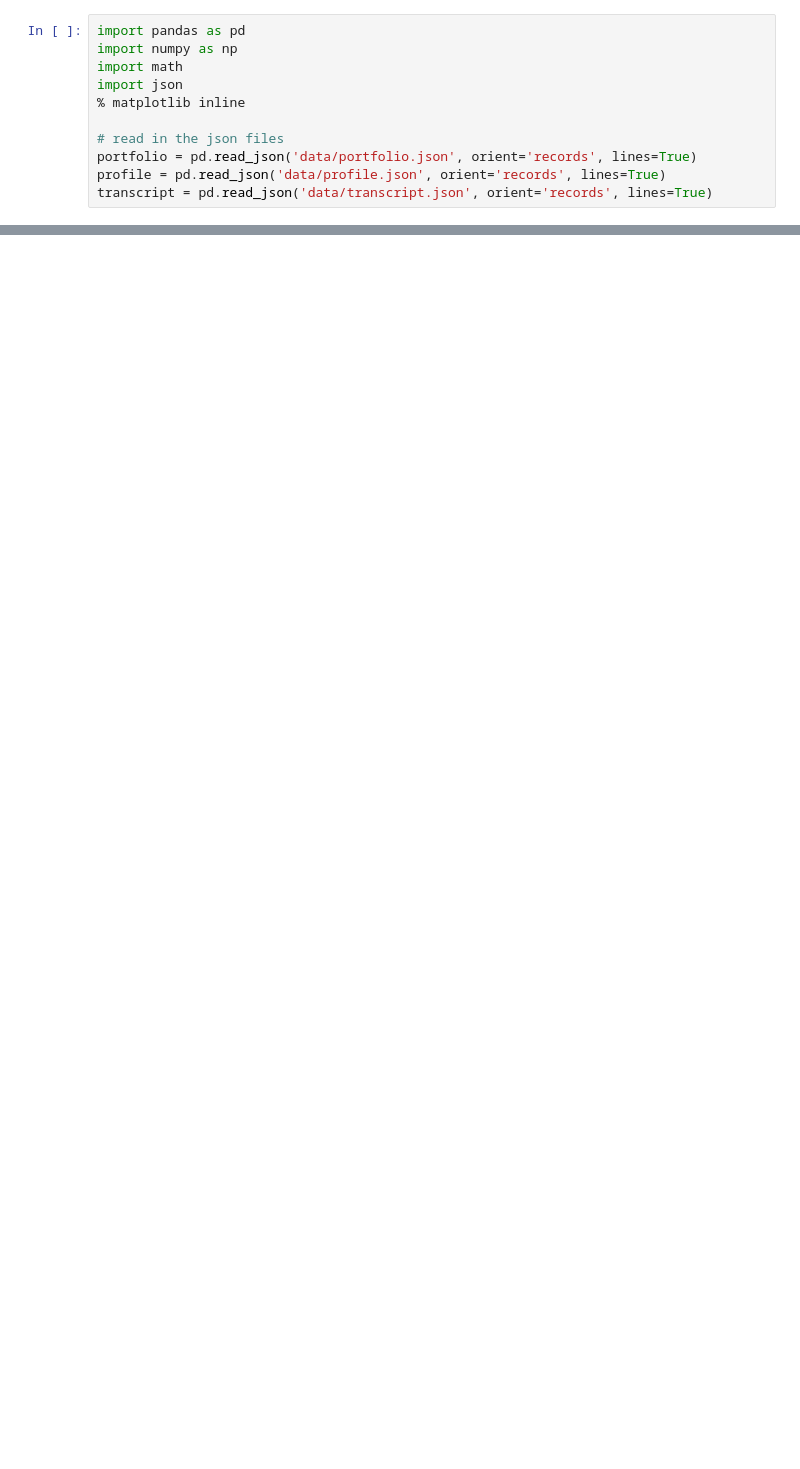
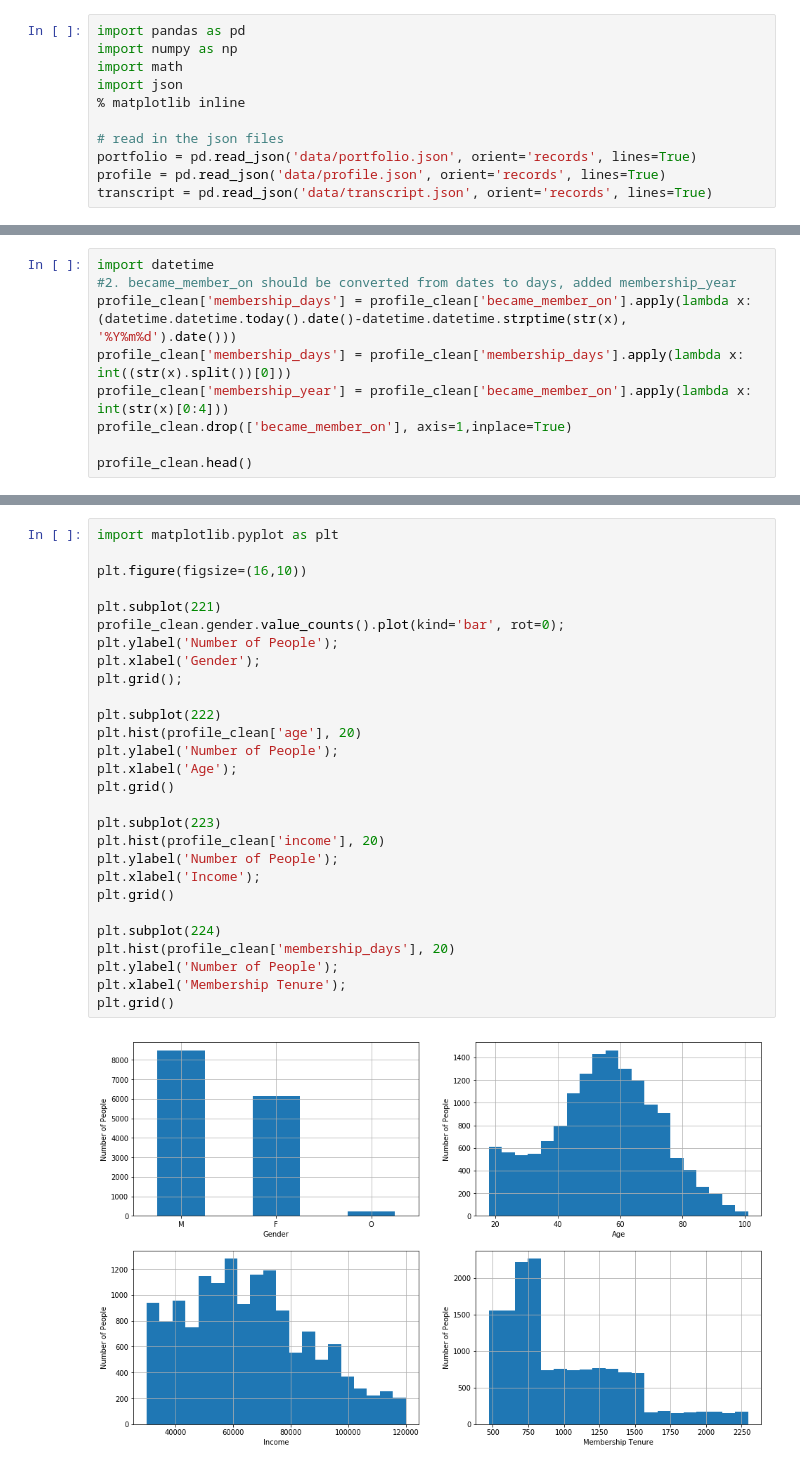
Before and after one commit to xu4/sagemaker-Starbucks-Customer-Behavior, a Jupyter notebook: Starbucks.ipynb, the cells around one changed output, grey strips where cells are left out. Saved outputs shown, nothing was run; the diff lists cells and outputs as text; blank space fills up the shorter version.

```diff
--- a/Starbucks.ipynb
+++ b/Starbucks.ipynb
@@ -367,0 +142,9 @@ transcript_merged[transcript_merged[]='389bc3fa690240e798340f5a15918d5c']
+# %%
+import datetime
+#2. became_member_on should be converted from dates to days, added membership_year
+profile_clean['membership_days'] = profile_clean['became_member_on'].apply(lambda x: (datetime.datetime.today().date()-datetime.datetime.strptime(str(x), '%Y%m%d').date()))
+profile_clean['membership_days'] = profile_clean['membership_days'].apply(lambda x: int((str(x).split())[0]))
+profile_clean['membership_year'] = profile_clean['became_member_on'].apply(lambda x: int(str(x)[0:4]))
+profile_clean.drop(['became_member_on'], axis=1,inplace=True)
+
+profile_clean.head()
@@ -367,0 +158,30 @@ transcript_merged[transcript_merged[]='389bc3fa690240e798340f5a15918d5c']
+# %%
+import matplotlib.pyplot as plt
+
+plt.figure(figsize=(16,10))
+
+plt.subplot(221)
+profile_clean.gender.value_counts().plot(kind='bar', rot=0);
+plt.ylabel('Number of People');
+plt.xlabel('Gender');
+plt.grid();
+
+plt.subplot(222)
+plt.hist(profile_clean['age'], 20)
+plt.ylabel('Number of People');
+plt.xlabel('Age');
+plt.grid()
+
+plt.subplot(223)
+plt.hist(profile_clean['income'], 20)
+plt.ylabel('Number of People');
+plt.xlabel('Income');
+plt.grid()
+
+plt.subplot(224)
+plt.hist(profile_clean['membership_days'], 20)
+plt.ylabel('Number of People');
+plt.xlabel('Membership Tenure');
+plt.grid()
+# %% [output]
+[figure, added]
```
Also changed, not shown: parts of 133 cells of this notebook.
